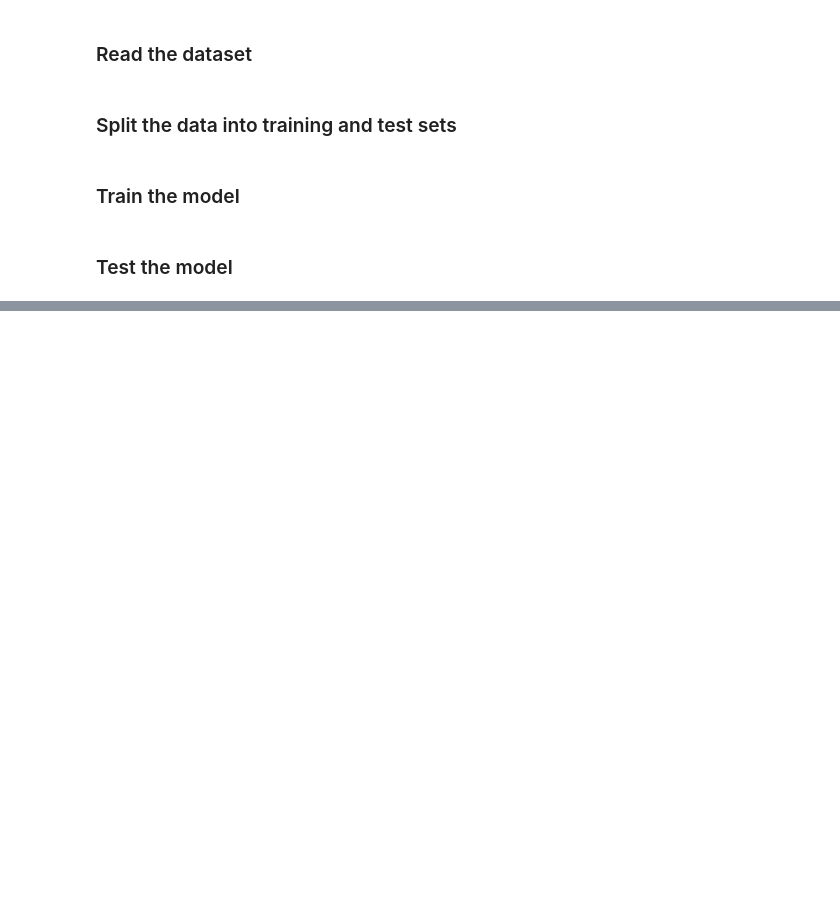
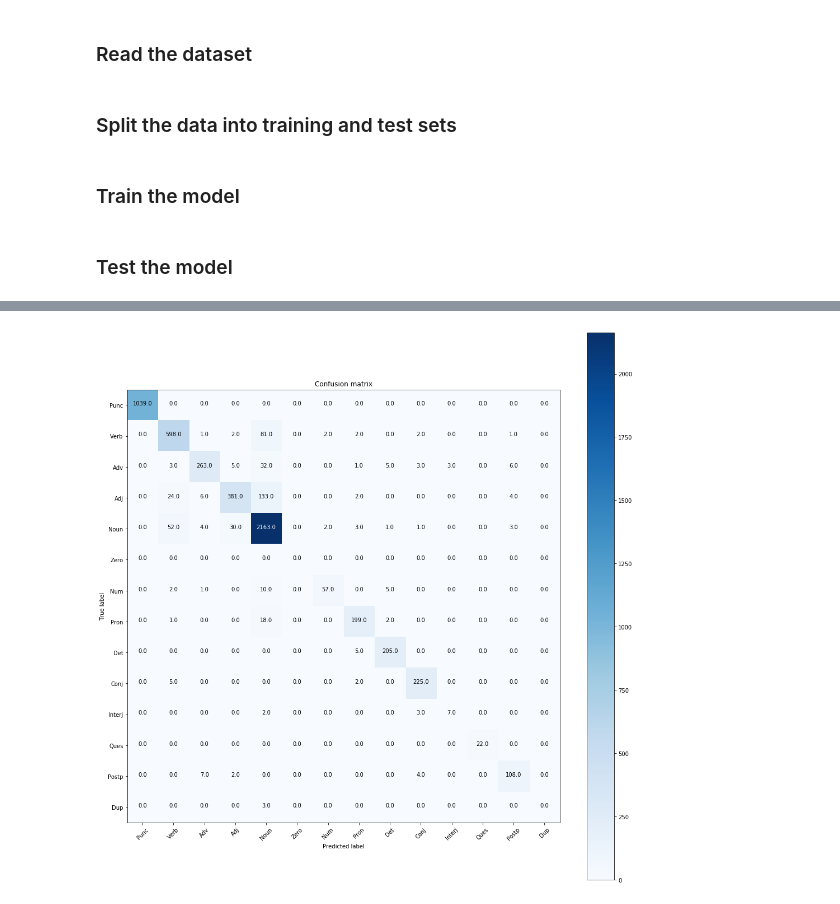
Before and after one commit to atilberk/hmm-pos-tagger, a Jupyter notebook: Index.ipynb, the cells around one changed output, grey strips where cells are left out. Cells and saved outputs as stored; diff of their text form; code cells hidden in the pictures; blank space fills up the shorter version.

```diff
--- a/Index.ipynb
+++ b/Index.ipynb
@@ -260,0 +217,24 @@ for the demo.
+# %%
+correct_sentence = 0
+confusion_matrix = np.zeros((len(POS_tags), len(POS_tags)))
+
+for t in test:
+    pred=viterbi(POS_tags, list(map(lambda x:x[0], t)), transition_probs, observation_probs)
+    gold=list(map(lambda x:x[1], t))
+
+    for tag_idx, gold_tag in enumerate(gold):
+        confusion_matrix[POS_tags.index(gold_tag), POS_tags.index(pred[tag_idx])] += 1
+
+    curr_correct = np.sum([1 if gold[i] == pred[i] else 0 for i in range(len(gold))])
+
+    if len(gold) == curr_correct:
+        correct_sentence += 1
+
+tag_based_accuracy = np.trace(confusion_matrix) / np.sum(np.sum(confusion_matrix))
+sentence_based_accuracy = correct_sentence / len(test)
+
+print('Overall tag-based accuracy on test set:', tag_based_accuracy)
+print('Sentence-based accuracy on test set:', sentence_based_accuracy)
+print('----')
+for i in range(len(POS_tags)):
+    print('Accuracy for tag "{}" on test set:'.format(POS_tags[i]), confusion_matrix[i,i] / np.sum(confusion_matrix[i,:]))
@@ -260,0 +259,20 @@ for the demo.
+# %%
+plt.figure(figsize=(14, 14))
+plt.imshow(confusion_matrix, interpolation='nearest', cmap=plt.get_cmap('Blues'))
+plt.colorbar()
+
+threshold = confusion_matrix.max() / 2
+for i in range(confusion_matrix.shape[0]):
+    for j in range(confusion_matrix.shape[1]):
+        plt.text(j, i, "{}".format(confusion_matrix[i, j]), horizontalalignment="center",
+                 color="white" if confusion_matrix[i, j] > threshold else "black")
+
+plt.tight_layout()
+plt.xticks(np.arange(len(POS_tags)), POS_tags, rotation=45)
+plt.yticks(np.arange(len(POS_tags)), POS_tags)
+plt.ylabel('True label')
+plt.xlabel('Predicted label')
+plt.title('Confusion matrix')
+plt.show()
+# %% [output]
+[figure, added]
```
Also changed, not shown: parts of 9 cells of this notebook.
